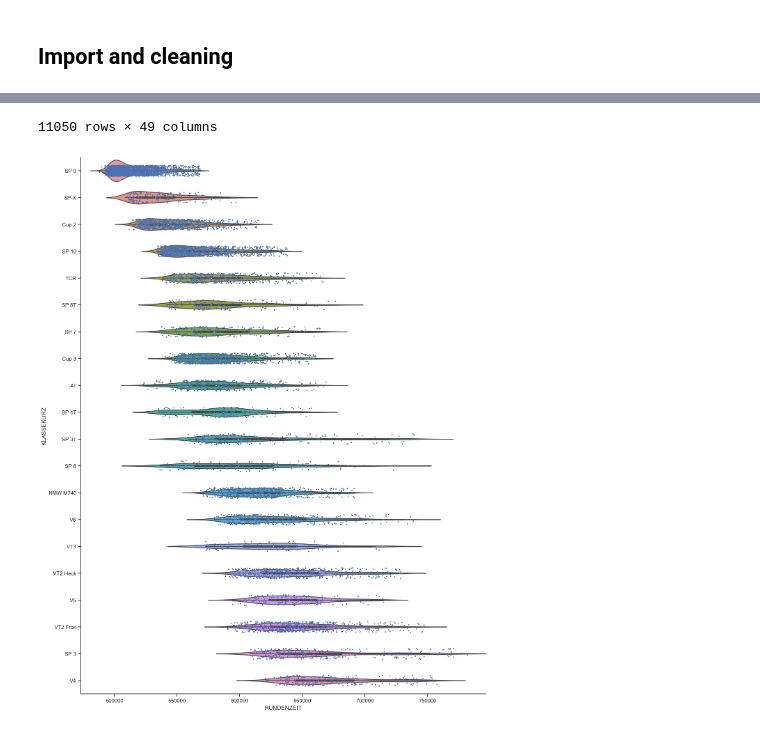
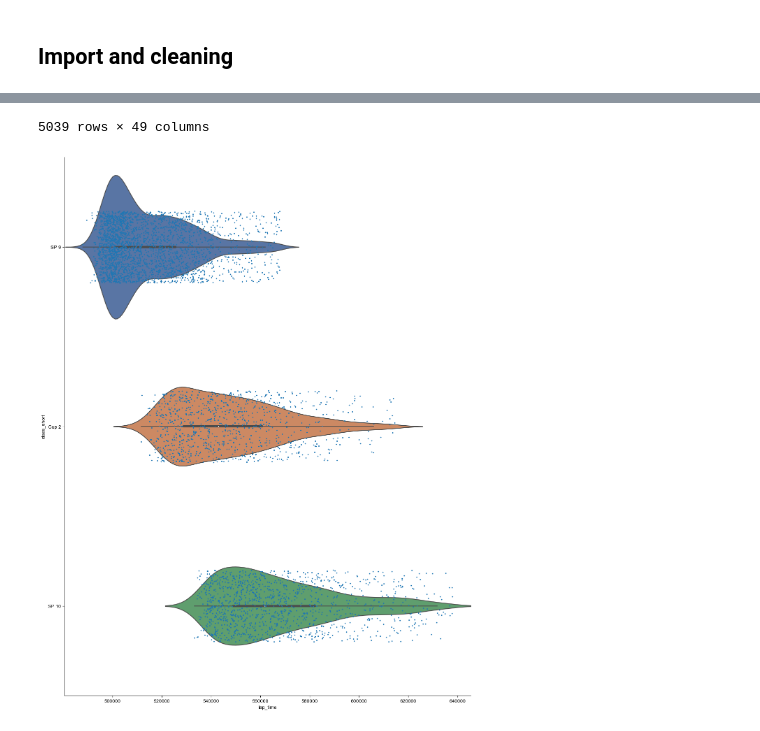
Before and after one commit to patmanteau/mbb-agp-sobe, a Jupyter notebook: balance_of_performance.ipynb, the cells around one changed output, grey strips where cells are left out. Cells and saved outputs as stored; diff of their text form; code cells hidden in the pictures.

```diff
--- a/balance_of_performance.ipynb
+++ b/balance_of_performance.ipynb
@@ -13,0 +380,14 @@ import matplotlib.pyplot as plt
+# %%
+def read_sector_times(_source: str | list[str]) -> pd.DataFrame:
+    df = read_sector_times_csv(_source)
+    df = rename_sector_times_columns(df)
+    df = select_current_driver(df)
+    df = drop_unused_columns(df)
+    df = make_lap_index(df)
+    return df
+
+df_race_sectors  = read_sector_times([
+        "data/2023/24h/race_rennen_sektorzeiten_part_1.csv",
+        "data/2023/24h/race_rennen_sektorzeiten_part_2.csv",
+    ])
+df_race_sectors.sample(5)
@@ -203,0 +836,6 @@ df_2023_24_race_sector
+# %%
+df_race_sectors  = read_sector_times([
+        "data/2023/24h/race_rennen_sektorzeiten_part_1.csv",
+        "data/2023/24h/race_rennen_sektorzeiten_part_2.csv",
+    ])
+df_race_sectors.groupby("car_number").min().sort_values("theoretical_best_time").loc[:, ["team", "car", "time_of_day", "theoretical_best_time"]].head(5)
@@ -204,20 +1404,21 @@ df_2023_24_race_sector
 # %%
-df_lapdist_by_class = pd.DataFrame(df_2023_24_race_sector.query("INPIT == 'N'"))
+df_lapdist_by_class = pd.DataFrame(df_race_sectors.query("in_pit == 'N' and class_short == ['SP 9', 'SP 10', 'Cup 2']"))
+# df_lapdist_by_class = pd.DataFrame(df_race_sectors.query("in_pit == 'N' and (pro == 0 and pro_am == 0)"))
 
-df_lapdist_by_class["RUNDENZEIT_KLASSE_Q1"] = df_lapdist_by_class.groupby("KLASSEKURZ")[
-    "RUNDENZEIT"
+df_lapdist_by_class["lap_time_class_q1"] = df_lapdist_by_class.groupby("class_short")[
+    "lap_time"
 ].transform(np.quantile, q=0.25)
-df_lapdist_by_class["RUNDENZEIT_KLASSE_Q2"] = df_lapdist_by_class.groupby("KLASSEKURZ")[
-    "RUNDENZEIT"
+df_lapdist_by_class["lap_time_class_q2"] = df_lapdist_by_class.groupby("class_short")[
+    "lap_time"
 ].transform(np.quantile, q=0.5)
-df_lapdist_by_class["RUNDENZEIT_KLASSE_Q3"] = df_lapdist_by_class.groupby("KLASSEKURZ")[
-    "RUNDENZEIT"
+df_lapdist_by_class["lap_time_class_q3"] = df_lapdist_by_class.groupby("class_short")[
+    "lap_time"
 ].transform(np.quantile, q=0.75)
-df_lapdist_by_class["RUNDENZEIT_KLASSE_OUTLIER"] = (
-    df_lapdist_by_class["RUNDENZEIT_KLASSE_Q3"]
+df_lapdist_by_class["lap_time_class_outlier"] = (
+    df_lapdist_by_class["lap_time_class_q3"]
     + (
-        df_lapdist_by_class["RUNDENZEIT_KLASSE_Q3"]
-        - df_lapdist_by_class["RUNDENZEIT_KLASSE_Q1"]
+        df_lapdist_by_class["lap_time_class_q3"]
+        - df_lapdist_by_class["lap_time_class_q1"]
     )
     * 1.5
 )
@@ -227,29 +1428,27 @@ f, ax = plt.subplots(figsize=(15, 20))
 # ax.set_xscale("log")
 
 df_lapdist_by_class_wo_outliers = df_lapdist_by_class.query(
-    "RUNDENZEIT < RUNDENZEIT_KLASSE_OUTLIER"
-).sort_values(by="RUNDENZEIT_KLASSE_Q2")
+    "lap_time < lap_time_class_outlier"
+).sort_values(by="lap_time_class_q2")
 
 sns.set(font="Inter")
 sns.set_style("ticks")
 
 sns.violinplot(
-    # y=df_2023_24_race_sector.query("STNR == [1, 911]")["FAHRZEUG"],
-    # y=df_2023_24_race_sector["FAHRZEUG"],
-    y=df_lapdist_by_class_wo_outliers["KLASSEKURZ"],
-    x=df_lapdist_by_class_wo_outliers["RUNDENZEIT"],
+    y=df_lapdist_by_class_wo_outliers["class_short"],
+    x=df_lapdist_by_class_wo_outliers["lap_time"],
 )
 
 sns.stripplot(
-    y=df_lapdist_by_class_wo_outliers["KLASSEKURZ"],
-    x=df_lapdist_by_class_wo_outliers["RUNDENZEIT"],
+    y=df_lapdist_by_class_wo_outliers["class_short"],
+    x=df_lapdist_by_class_wo_outliers["lap_time"],
     jitter=0.2,
     size=2.5,
 )
 
 sns.despine()
 
-# df_lapdist_by_class.groupby("KLASSEKURZ")[["RUNDENZEIT"]].quantile(q=0.75)
+# df_lapdist_by_class.groupby("class_short")[["lap_time"]].quantile(q=0.75)
 
 
 df_lapdist_by_class
@@ -269,3 +1469,3 @@ df_lapdist_by_class
-11050 rows × 49 columns
+5039 rows × 49 columns
-[figure, old version]
+[figure, new version]
 # %%
```
Also changed, not shown: parts of 80 cells of this notebook, 11 other files.
